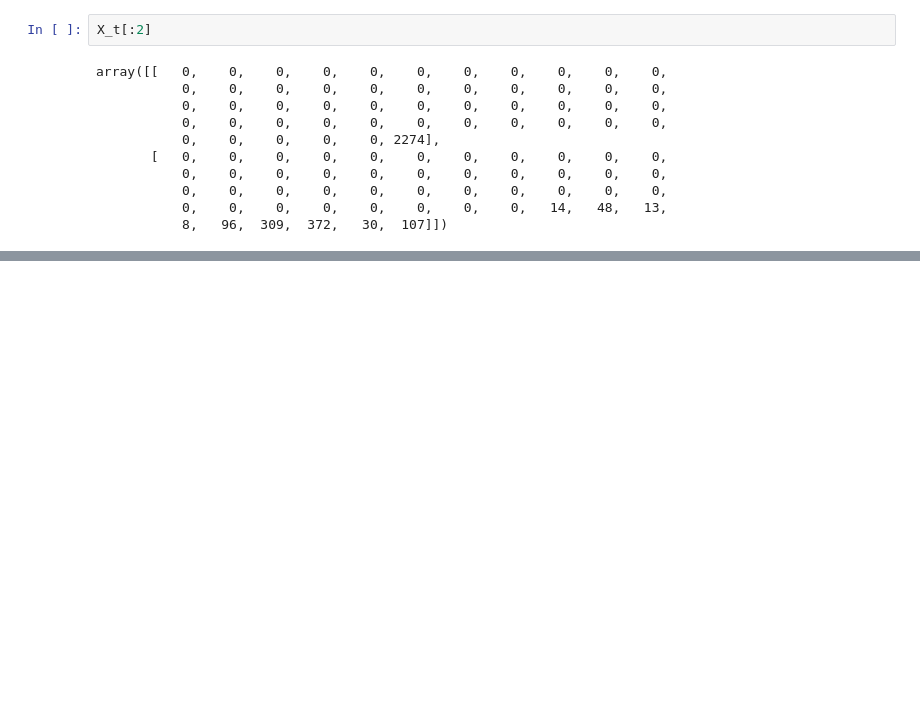
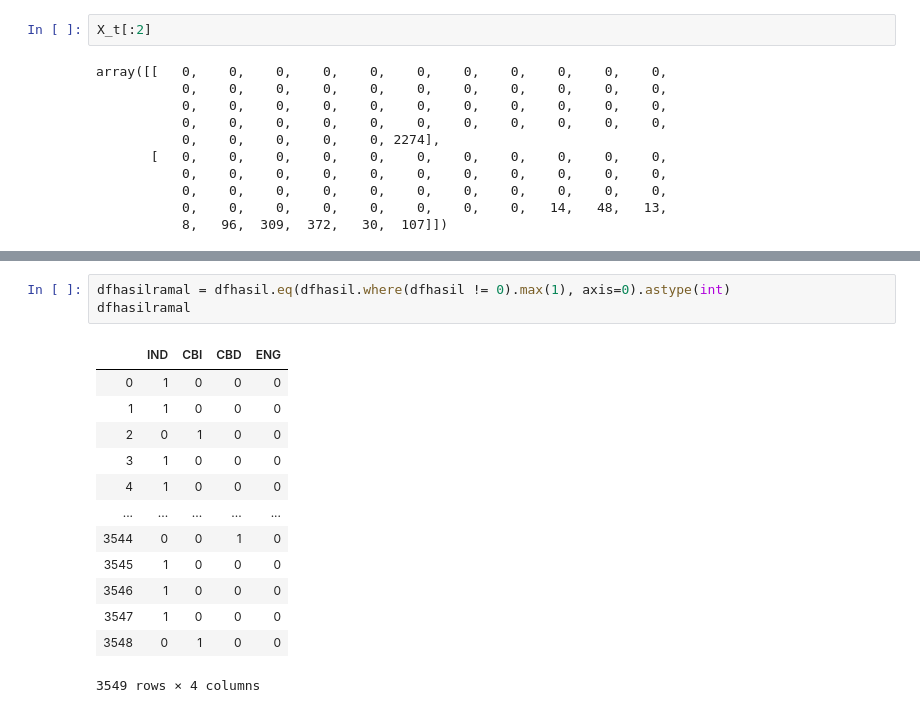
Before and after one commit to pakfawwaz/lombamercu, a Jupyter notebook: GRU/Jenis_Bahasa_GRU_SGD.ipynb, the cells around one changed output, grey strips where cells are left out. Drawn from its saved outputs; the diff is of its cells as text; blank space fills up the shorter version.

```diff
--- a/GRU/Jenis_Bahasa_GRU_SGD.ipynb
+++ b/GRU/Jenis_Bahasa_GRU_SGD.ipynb
@@ -550,0 +625,17 @@ plt.show()
+# %%
+dfhasilramal = dfhasil.eq(dfhasil.where(dfhasil != 0).max(1), axis=0).astype(int)
+dfhasilramal
+# %% [output]
+|  | IND | CBI | CBD | ENG |
+| 0 | 1 | 0 | 0 | 0 |
+| 1 | 1 | 0 | 0 | 0 |
+| 2 | 0 | 1 | 0 | 0 |
+| 3 | 1 | 0 | 0 | 0 |
+| 4 | 1 | 0 | 0 | 0 |
+| ... | ... | ... | ... | ... |
+| 3544 | 0 | 0 | 1 | 0 |
+| 3545 | 1 | 0 | 0 | 0 |
+| 3546 | 1 | 0 | 0 | 0 |
+| 3547 | 1 | 0 | 0 | 0 |
+| 3548 | 0 | 1 | 0 | 0 |
+3549 rows × 4 columns
```
Also changed, not shown: parts of 24 cells of this notebook, 7 other files.
